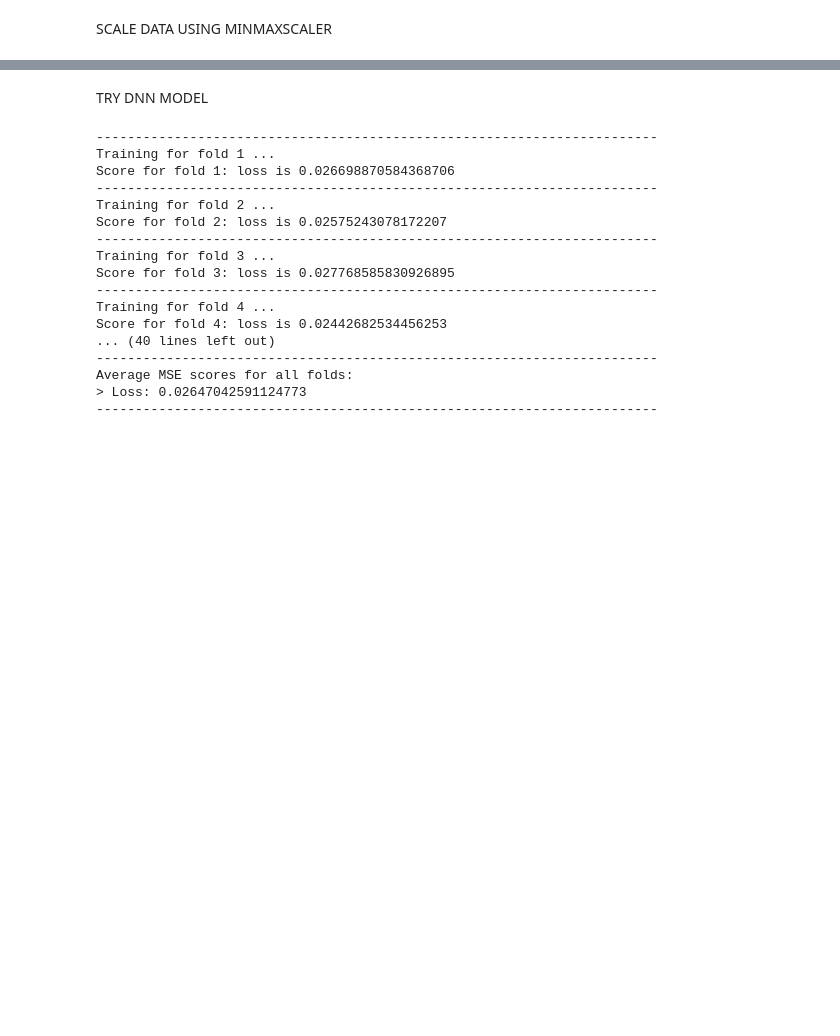
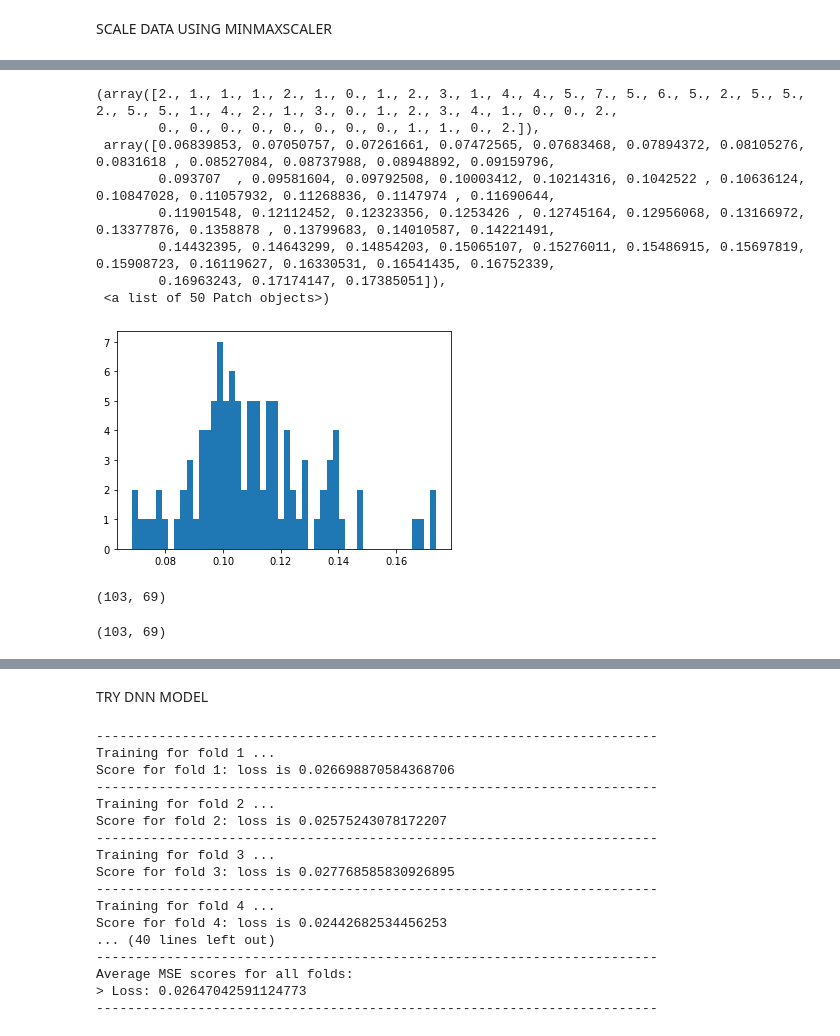
Before and after one commit to ayanoglu/OrtalamaTahmin, a Jupyter notebook: REDGPAmainNEWDATA_Autoencoder.ipynb, the cells around one changed output, grey strips where cells are left out. Drawn from its saved outputs; the diff is of its cells as text; code cells hidden in the pictures; blank space fills up the shorter version.

```diff
--- a/REDGPAmainNEWDATA_Autoencoder.ipynb
+++ b/REDGPAmainNEWDATA_Autoencoder.ipynb
@@ -213,0 +289,22 @@ DF4_Above25.shape
+# %%
+reconstruction = model.predict(DF4_Below25scld)
+train_loss = tf.keras.losses.mae(reconstruction, DF4_Below25scld)
+plt.hist(train_loss, bins=50)
+# %% [output]
+(array([2., 1., 1., 1., 2., 1., 0., 1., 2., 3., 1., 4., 4., 5., 7., 5., 6., 5., 2., 5., 5., 2., 5., 5., 1., 4., 2., 1., 3., 0., 1., 2., 3., 4., 1., 0., 0., 2.,
+        0., 0., 0., 0., 0., 0., 0., 0., 1., 1., 0., 2.]),
+ array([0.06839853, 0.07050757, 0.07261661, 0.07472565, 0.07683468, 0.07894372, 0.08105276, 0.0831618 , 0.08527084, 0.08737988, 0.08948892, 0.09159796,
+        0.093707  , 0.09581604, 0.09792508, 0.10003412, 0.10214316, 0.1042522 , 0.10636124, 0.10847028, 0.11057932, 0.11268836, 0.1147974 , 0.11690644,
+        0.11901548, 0.12112452, 0.12323356, 0.1253426 , 0.12745164, 0.12956068, 0.13166972, 0.13377876, 0.1358878 , 0.13799683, 0.14010587, 0.14221491,
+        0.14432395, 0.14643299, 0.14854203, 0.15065107, 0.15276011, 0.15486915, 0.15697819, 0.15908723, 0.16119627, 0.16330531, 0.16541435, 0.16752339,
+        0.16963243, 0.17174147, 0.17385051]),
+ <a list of 50 Patch objects>)
+[figure, added]
+# %%
+reconstruction.shape
+# %% [output]
+(103, 69)
+# %%
+DF4_Below25scld.shape
+# %% [output]
+(103, 69)
```
Also changed, not shown: parts of 13 cells of this notebook.
